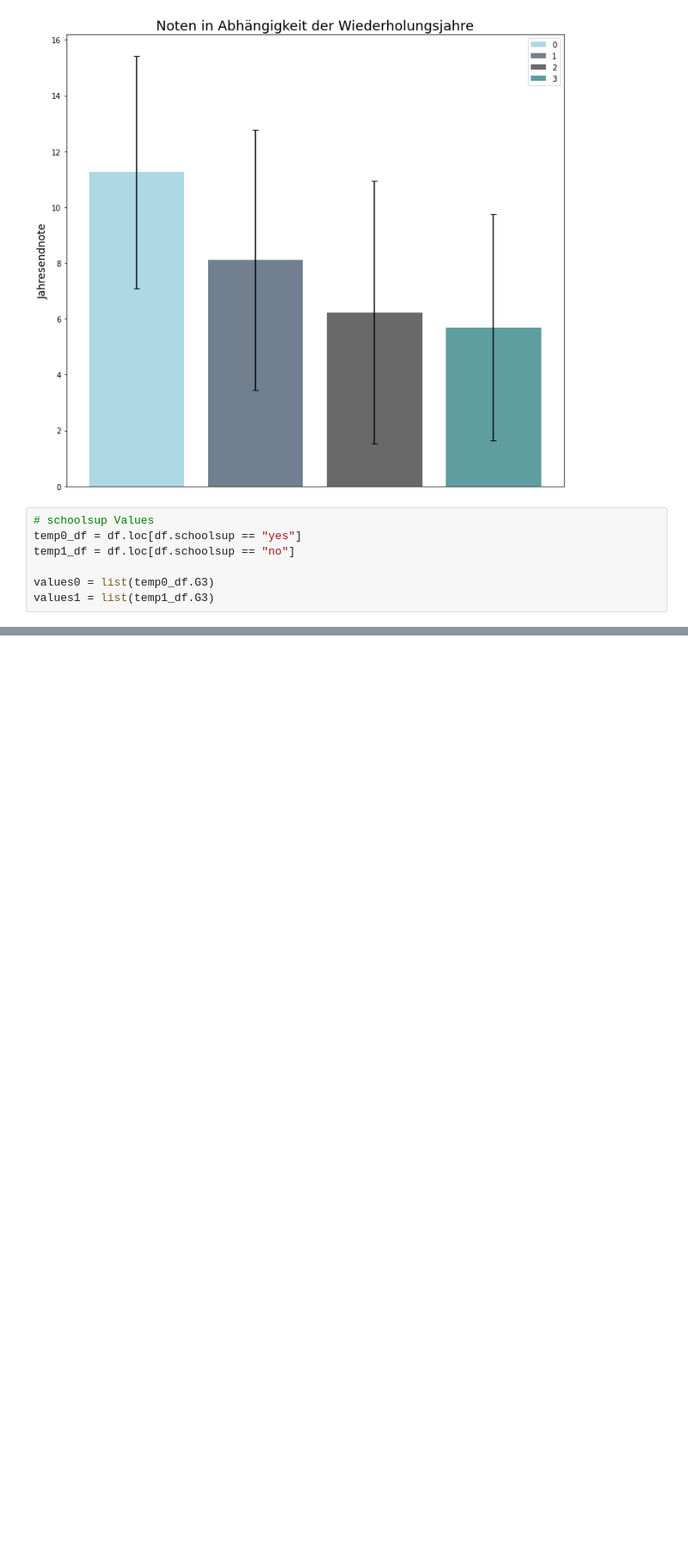
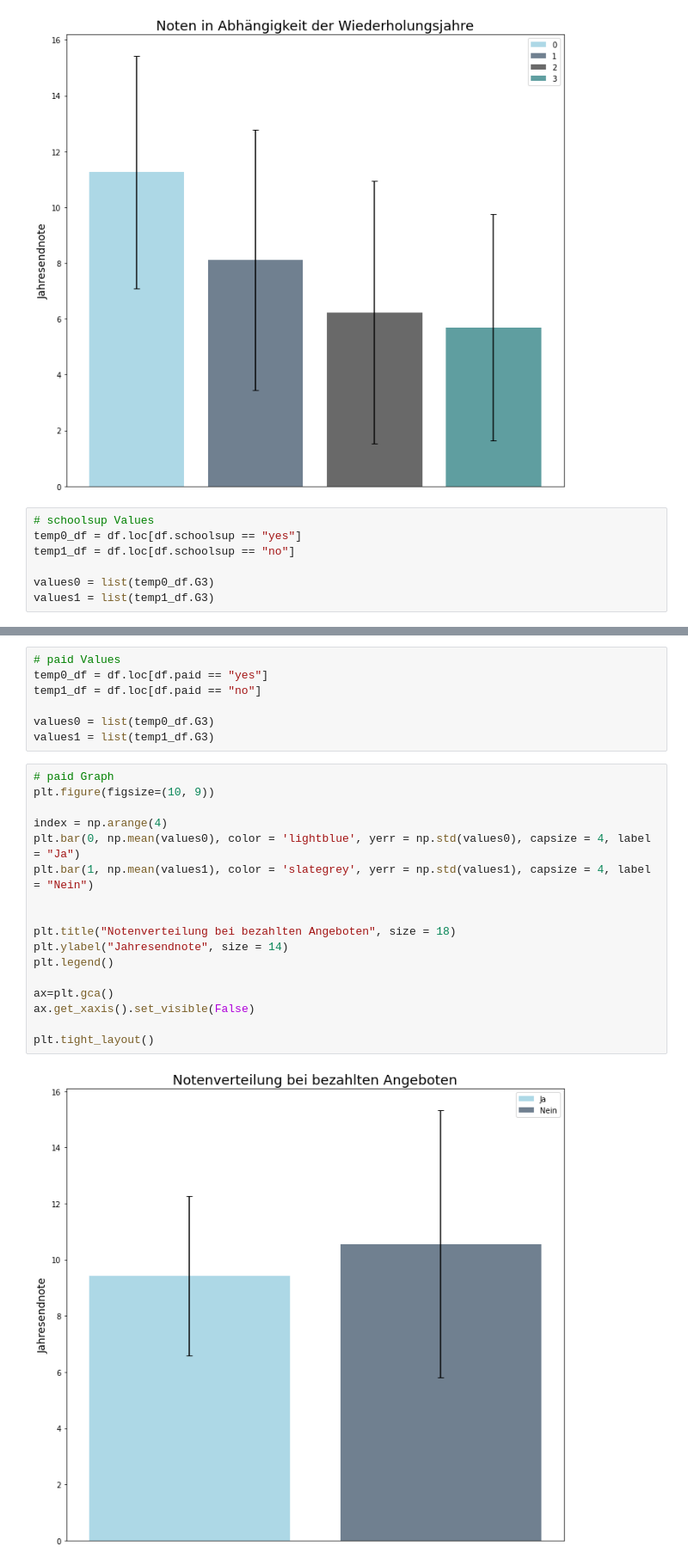
Before and after one commit to Carlson43/WWI20DSA_DV, a Jupyter notebook: W26/w26.ipynb, the cells around one changed output, grey strips where cells are left out. Shown at 86% size. Cells and saved outputs as stored; diff of their text form; blank space fills up the shorter version.

```diff
--- a/W26/w26.ipynb
+++ b/W26/w26.ipynb
@@ -248,0 +249,26 @@ plt.tight_layout()
+# %%
+# paid Values
+temp0_df = df.loc[df.paid == "yes"]
+temp1_df = df.loc[df.paid == "no"]
+
+values0 = list(temp0_df.G3)
+values1 = list(temp1_df.G3)
+# %%
+# paid Graph
+plt.figure(figsize=(10, 9))
+
+index = np.arange(4)
+plt.bar(0, np.mean(values0), color = 'lightblue', yerr = np.std(values0), capsize = 4, label = "Ja")
+plt.bar(1, np.mean(values1), color = 'slategrey', yerr = np.std(values1), capsize = 4, label = "Nein")
+
+
+plt.title("Notenverteilung bei bezahlten Angeboten", size = 18)
+plt.ylabel("Jahresendnote", size = 14)
+plt.legend()
+
+ax=plt.gca()
+ax.get_xaxis().set_visible(False)
+
+plt.tight_layout()
+# %% [output]
+[figure, added]
```
Also changed, not shown: parts of 1 cell of this notebook.
